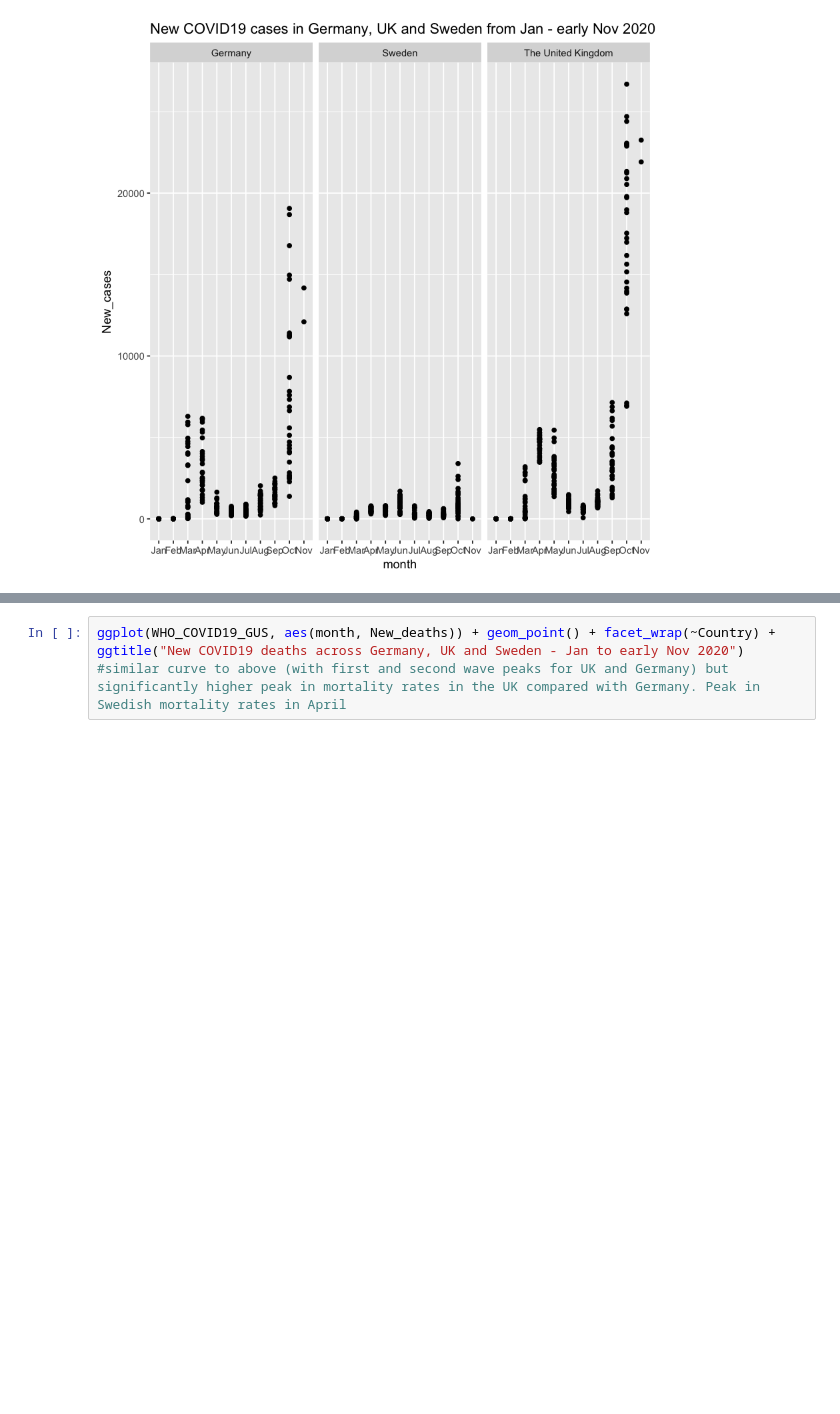
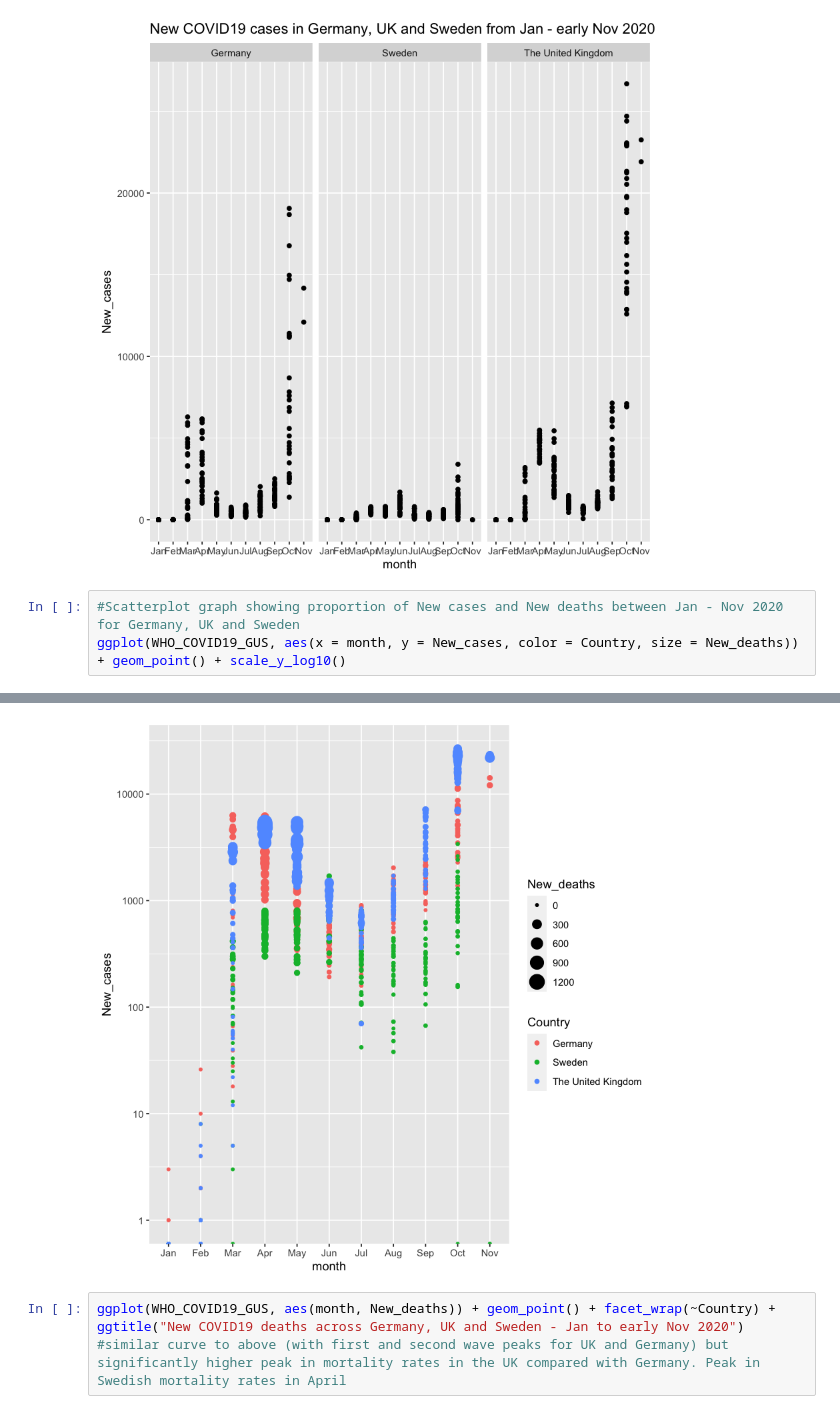
Before and after one commit to ada-nwobodo/COVID19-Prediction-Project-, a Jupyter notebook: COVID-19PredictionProject.ipynb, the cells around one changed output, grey strips where cells are left out. Cells and saved outputs as stored; diff of their text form; blank space fills up the shorter version.

Commit message:
Update to COVID project
Additional Data Visualisation graph added

```diff
--- a/COVID-19PredictionProject.ipynb
+++ b/COVID-19PredictionProject.ipynb
@@ -385,3 +394,7 @@ ggplot(WHO_COVID19_GUS, aes(month, New_cases)) + geom_point() + facet_wrap(~Coun
 #twin peaks observed for pandemic first wave between March and April and for subsequent pandemic second wave in Germany and UK between September & October. Smaller peaks in Sweden in June and October (with significantly lower population density than Germany or the UK)
 # %% [output]
 [figure]
+# %%
+#Scatterplot graph showing proportion of New cases and New deaths between Jan - Nov 2020 for Germany, UK and Sweden
+ggplot(WHO_COVID19_GUS, aes(x = month, y = New_cases, color = Country, size = New_deaths)) + geom_point() + scale_y_log10()
+# %% [output]
@@ -388,3 +403,4 @@ ggplot(WHO_COVID19_GUS, aes(month, New_cases)) + geom_point() + facet_wrap(~Coun
+[figure, added]
 # %%
 ggplot(WHO_COVID19_GUS, aes(month, New_deaths)) + geom_point() + facet_wrap(~Country) + ggtitle("New COVID19 deaths across Germany, UK and Sweden - Jan to early Nov 2020")
 #similar curve to above (with first and second wave peaks for UK and Germany) but significantly higher peak in mortality rates in the UK compared with Germany. Peak in Swedish mortality rates in April
```
Also changed, not shown: parts of 29 cells of this notebook, 1 other file.
